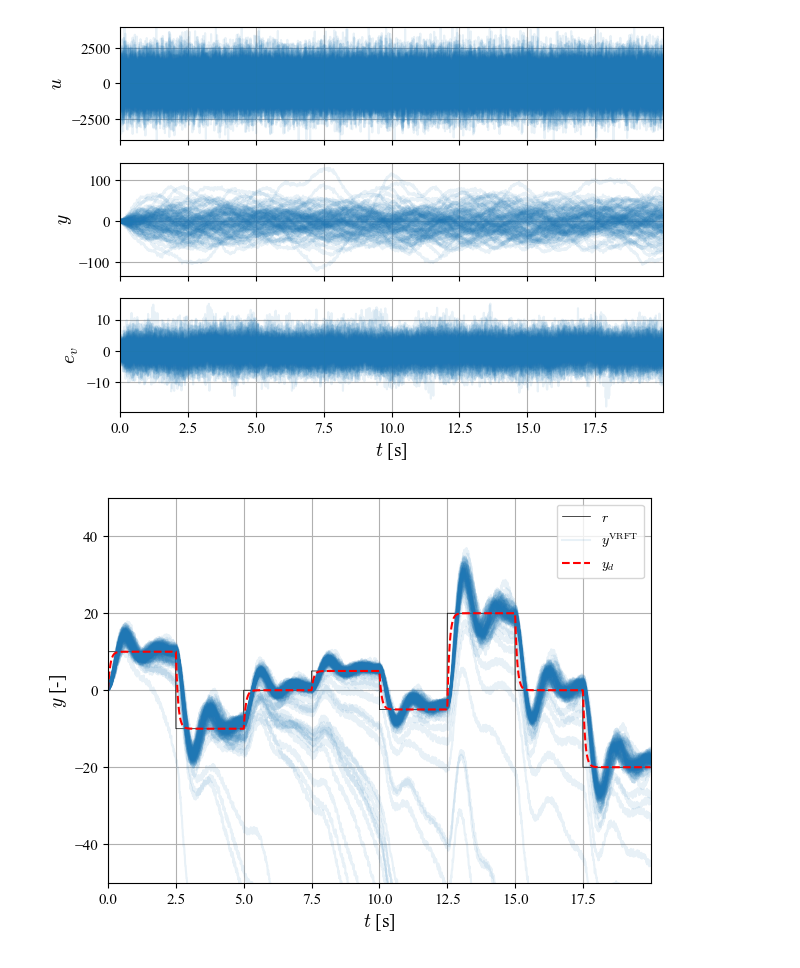
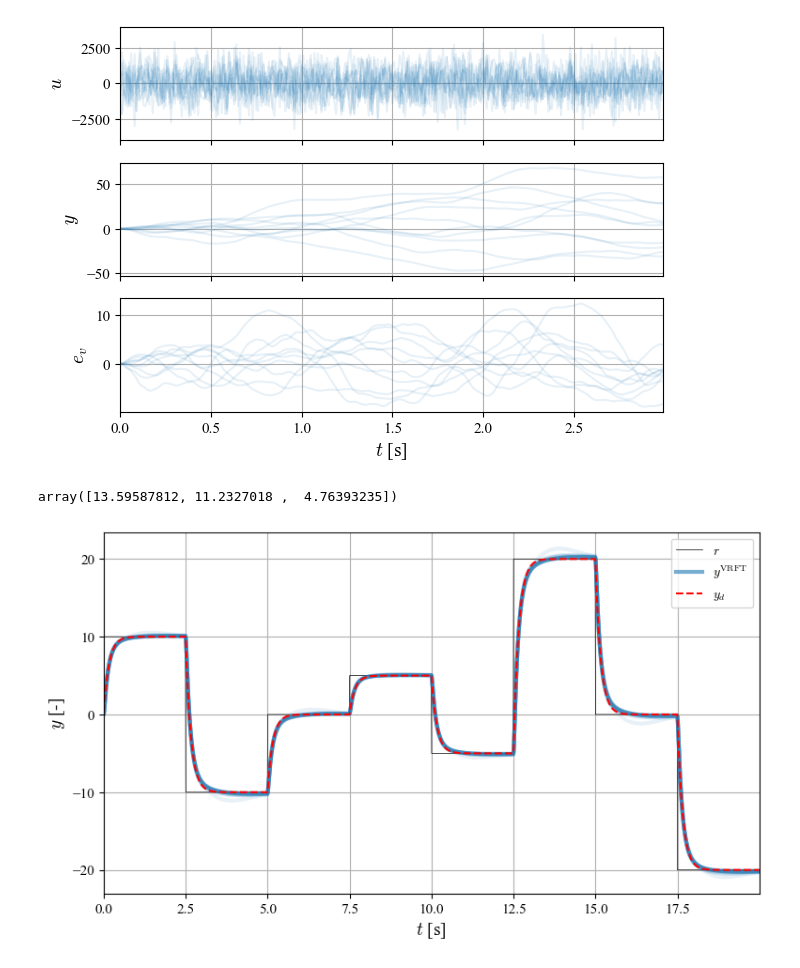
Before and after one commit to buswayne/sysid-transformers-control, a Jupyter notebook: control/simple_example_1/test_CL_vrft_simple_example_1.ipynb, the cells around one changed output. Cells and saved outputs as stored; diff of their text form; code cells hidden in the pictures.

```diff
--- a/control/simple_example_1/test_CL_vrft_simple_example_1.ipynb
+++ b/control/simple_example_1/test_CL_vrft_simple_example_1.ipynb
@@ -44,21 +44,23 @@ z = tf([1, 0], [1], dt=ts)
 
 # VRFT
 s = tf('s')
-tau = .5 # s
+tau = 1 # s
 M = 1/(1 + (tau/(2*np.pi))*s)
-M = c2d(M, ts, 'matched')
+M = c2d(M, ts, 'tustin')
 # M = M*(1 + 1e-2*(tau/(2*np.pi))*s) # add a high freq zero for inversion
 W = 1/(1 + (10*tau/(2*np.pi))*s)
-W = c2d(W, ts, 'matched')
+W = c2d(W, ts, 'tustin')
 
 L = M# minreal( minreal((1 - M)*M)*minreal(W*U**-1) )
-
+#
 B=[tf([1],[1],ts),
    tf(ts*np.array([1, 1]),2*np.array([1, -1]),ts),
    tf(np.array([2, -2]),ts*np.array([3, -1]),ts)]
 
+# B=[tf(ts*np.array([1, 1]),2*np.array([1, -1]),ts)]
+
 # Specifics for OL experiment
-T = 20
+T = 3
 t = np.arange(0, T, ts)
 
 # Specifics for CL experiment
@@ -79,24 +81,24 @@ y_d = lsim(M, r, t_CL, return_x=False)[0]
 U = np.zeros((len(data_test), len(t)))
 Y = np.zeros((len(data_test), len(t)))
 E = np.zeros((len(data_test), len(t)))
-Y_CL = np.zeros((len(data_test), len(t)))
+Y_CL = np.zeros((len(data_test), len(t_CL)))
 
 for i, data in enumerate(data_test):
 
     num = [data['num_1']]
     den = [data['den_1'], data['den_2'], data['den_3']]
 
-    G_continuous = tf(num,den)
-    G = c2d(G_continuous, ts, 'matched')
+    G = tf(num,den)
+    G = c2d(G, ts, 'tustin')
 
     U[i,:] = np.random.normal(0, 1000, t.shape)
-    Y[i,:] = lsim(G, U[i,:], t)[0] + np.random.normal(0, 2, t.shape)
+    Y[i,:] = lsim(G, U[i,:], t)[0]# + np.random.normal(0, 2, t.shape)
 
     theta, C, E[i,:] = VRFT_ry(U[i,:], Y[i,:], M, B, return_error=True)
 
     F = C*G/(1 + C*G)
 
-    Y_CL[i,:] = lsim(F, r, t_CL, return_x=False)[0] + np.random.uniform(0, 2, t_CL.shape)
+    Y_CL[i,:] = lsim(F, r, t_CL, return_x=False)[0]# + np.random.uniform(0, 2, t_CL.shape)
 # %%
 fig = plt.figure(figsize=(7, 5))
 ax1 = plt.subplot(311)
@@ -121,18 +123,23 @@ plt.ylabel("$e_v$")
 # plt.legend()
 plt.show()
 # %% [output]
-[figure, old version]
+[figure, new version]
+# %%
+theta
+# %% [output]
+array([13.59587812, 11.2327018 ,  4.76393235])
 # %%
-fig = plt.figure(figsize=(7, 5))
+fig = plt.figure(figsize=(9, 5))
 plt.plot(t_CL, r, color='k', linewidth=0.5, label='$r$')
-plt.plot(t_CL, Y_CL[0,:], label=r'$y^{\mathrm{VRFT}}$', color='tab:blue', alpha=.1)
-plt.plot(t_CL, Y_CL.T, label=None, color='tab:blue', alpha=.1)
+plt.plot(t_CL, Y_CL[0,:], label=r'$y^{\mathrm{VRFT}}$', color='tab:blue', linewidth=3, alpha=.6)
+plt.plot(t_CL, Y_CL.T, label=None, color='tab:blue', linewidth=3, alpha=.1)
 plt.plot(t_CL, y_d, color='r', linestyle='--', label='$y_d$')
 plt.xlabel("$t$ [s]")
 plt.ylabel("$y$ [-]")
-plt.ylim([-50, 50])
+# plt.xlim([0, 3])
+# plt.ylim([-25, 25])
 plt.legend()
 plt.margins(x=0)
 plt.show()
 # %% [output]
-[figure, old version]
+[figure, new version]
```
Also changed, not shown: 19 other files.
